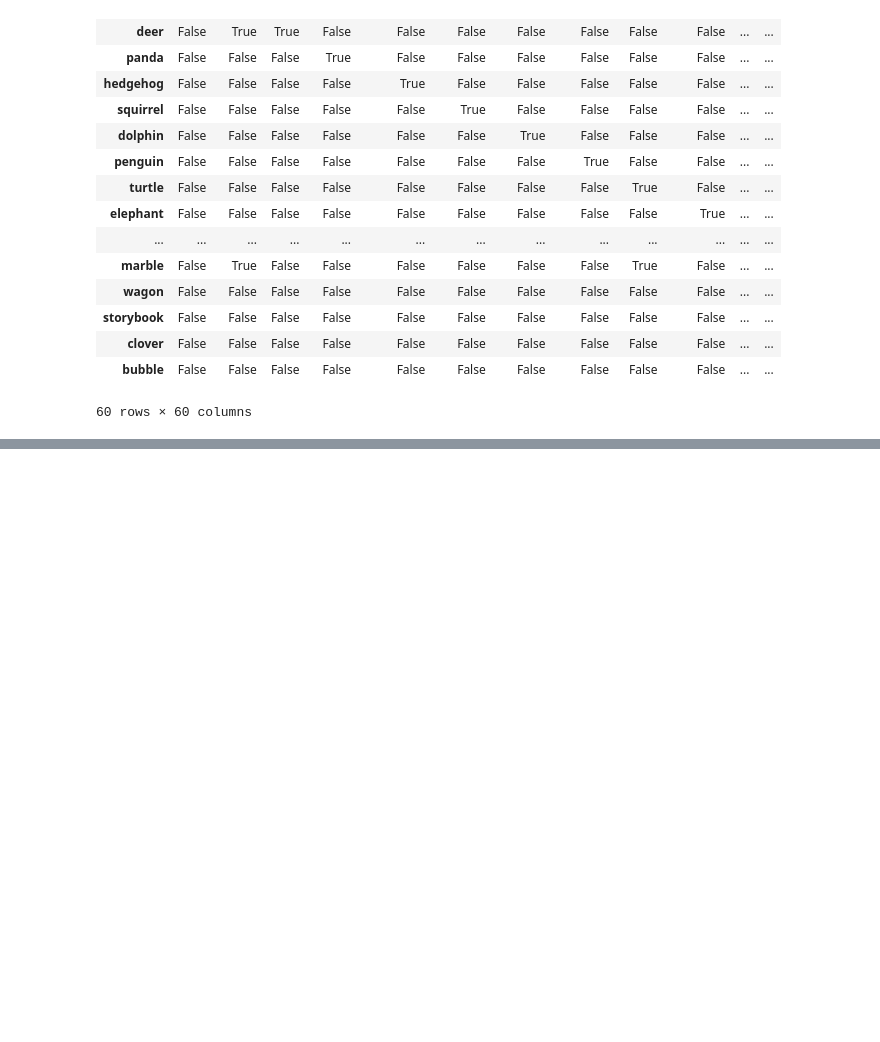
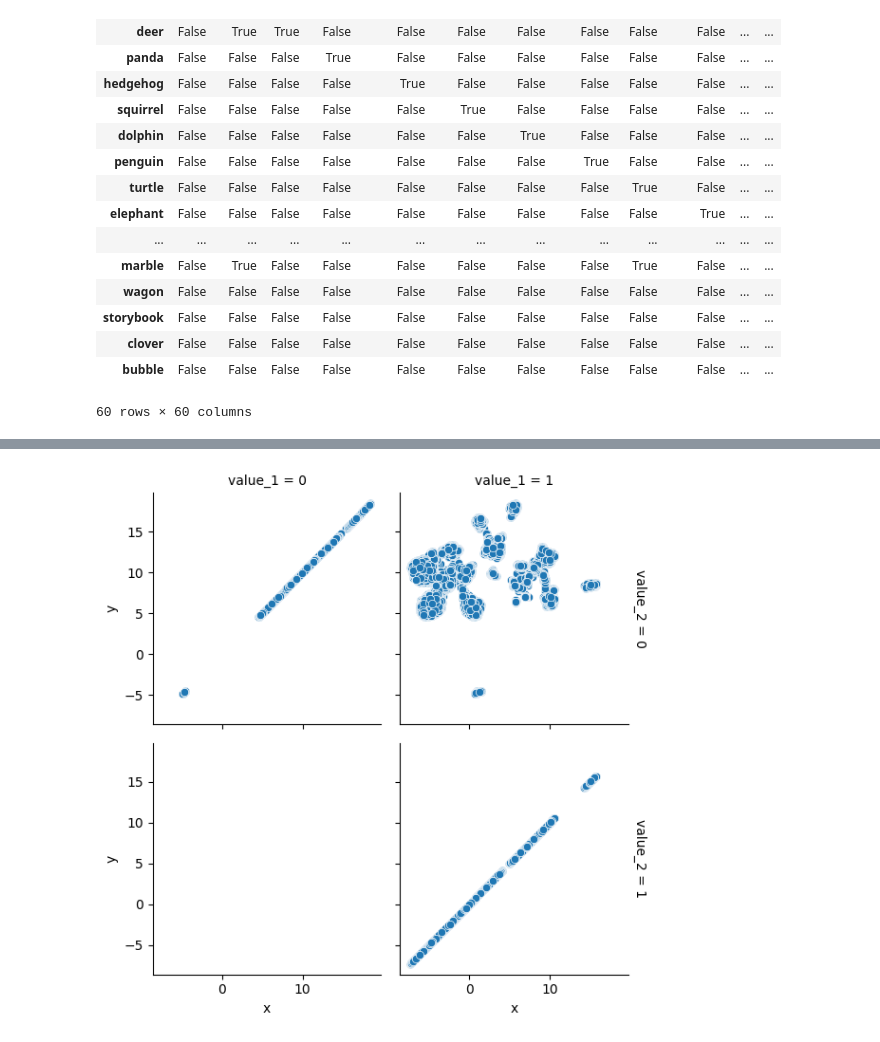
Before and after one commit to fnnsll/synthetic, a Jupyter notebook: data_exploration.ipynb, the cells around one changed output, grey strips where cells are left out. Cells and saved outputs as stored; diff of their text form; code cells hidden in the pictures; blank space fills up the shorter version.

```diff
--- a/data_exploration.ipynb
+++ b/data_exploration.ipynb
@@ -52,0 +225,10 @@ df.isna()
+# %%
+final_plot_df = final_plot_df.set_index(['value_1','value_2'])
+# %%
+import matplotlib.pyplot as plt
+
+g = sns.FacetGrid(final_plot_df.reset_index(), col='value_1', row='value_2', margin_titles=True)
+g.map_dataframe(sns.scatterplot, x='x', y='y')
+plt.show()
+# %% [output]
+[figure, added]
```
Also changed, not shown: parts of 47 cells of this notebook, 1 other file.
